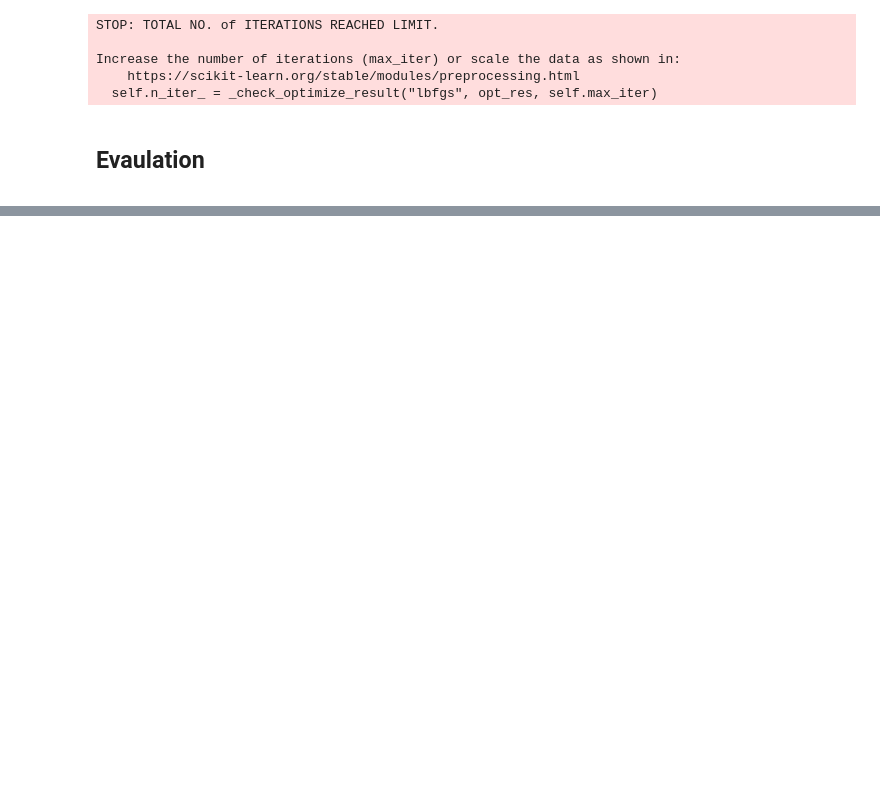
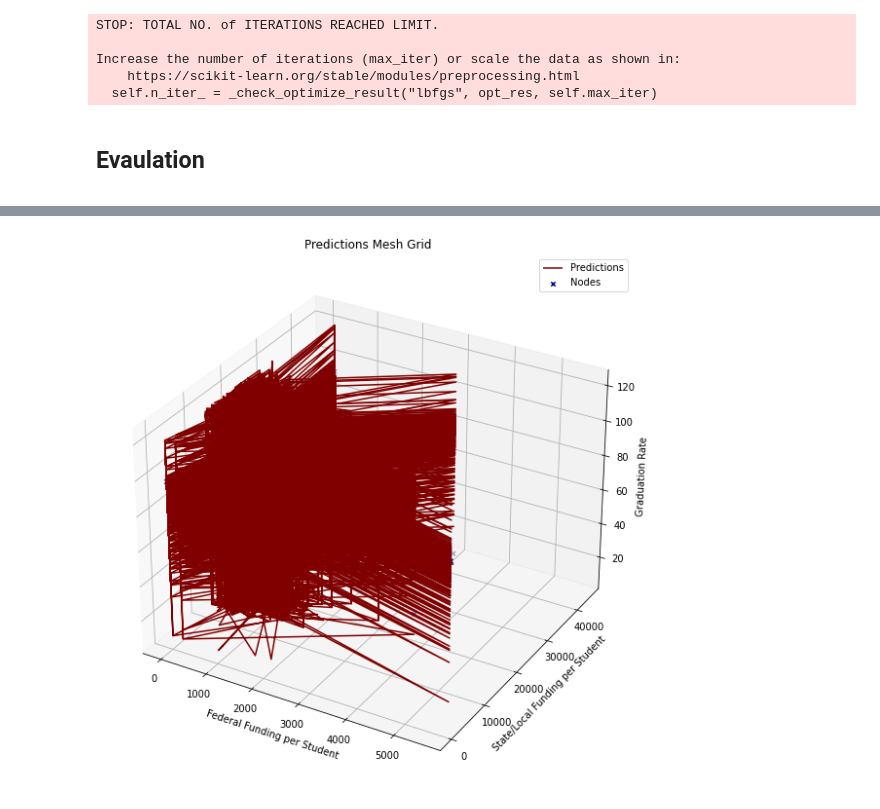
Before and after one commit to derekcaramella/GraduationRatePredictor, a Jupyter notebook: 2022_05_02_Caramella_DSC465_FinalProject_Script.ipynb, the cells around one changed output, grey strips where cells are left out. Saved outputs shown, nothing was run; the diff lists cells and outputs as text; code cells hidden in the pictures; blank space fills up the shorter version.

```diff
--- a/2022_05_02_Caramella_DSC465_FinalProject_Script.ipynb
+++ b/2022_05_02_Caramella_DSC465_FinalProject_Script.ipynb
@@ -634,0 +633,28 @@ plt.show()
+# %%
+def wire_mesh_prediction(X_test, predictions, x_feature_name, y_feature_name, xlabel, ylabel):
+
+
+    fig = plt.figure(figsize=(10, 10))
+    ax = fig.add_subplot(projection='3d')
+
+    ax.plot_wireframe(X_test[x_feature_name], X_test[y_feature_name], predictions.reshape(-1, 1),
+                      label='Predictions', cstride=2, color='maroon')
+    # plot the target values
+    ax.scatter(X_test[x_feature_name], X_test[y_feature_name], y_test.to_numpy().reshape(-1, 1),
+               color='darkblue',
+               marker='x',
+               label='Nodes')
+
+    ax.legend(loc='upper right')
+    ax.set_xlabel(xlabel)
+    ax.set_ylabel(ylabel)
+    ax.set_zlabel('Graduation Rate')
+    ax.set_title('Predictions Mesh Grid')
+    return fig
+# %%
+wire_mesh_prediction(X_test=X_test, predictions=predictions,
+                     x_feature_name='PER_FEDERAL_EXP', y_feature_name='PER_STATE_LOCAL_EXP',
+                     xlabel='Federal Funding per Student', ylabel='State/Local Funding per Student')
+plt.show()
+# %% [output]
+[figure, added]
```
Also changed, not shown: parts of 5 cells of this notebook.
